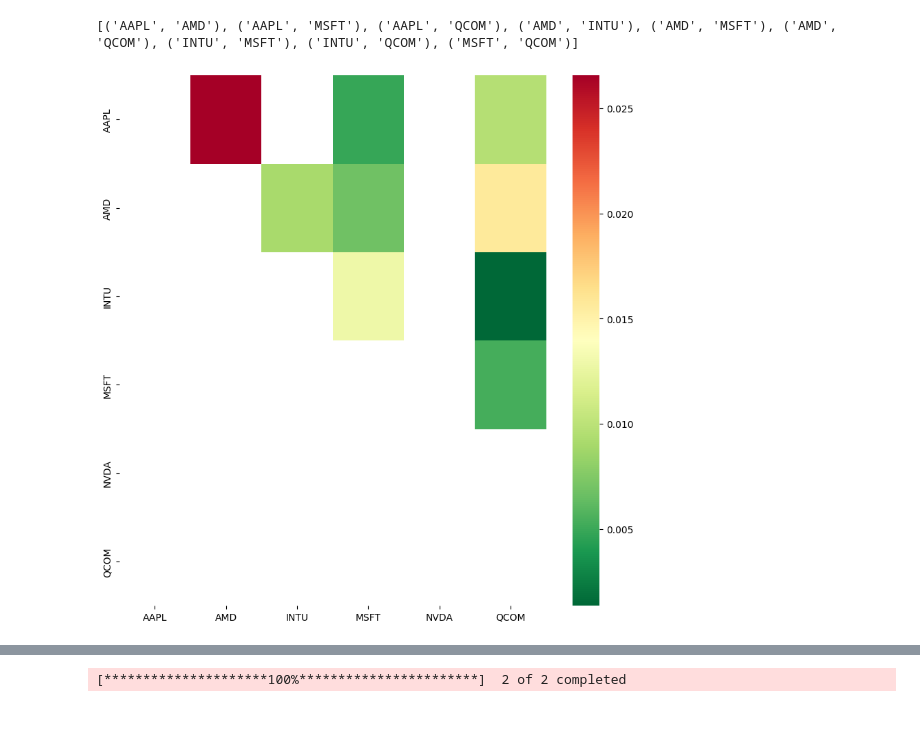
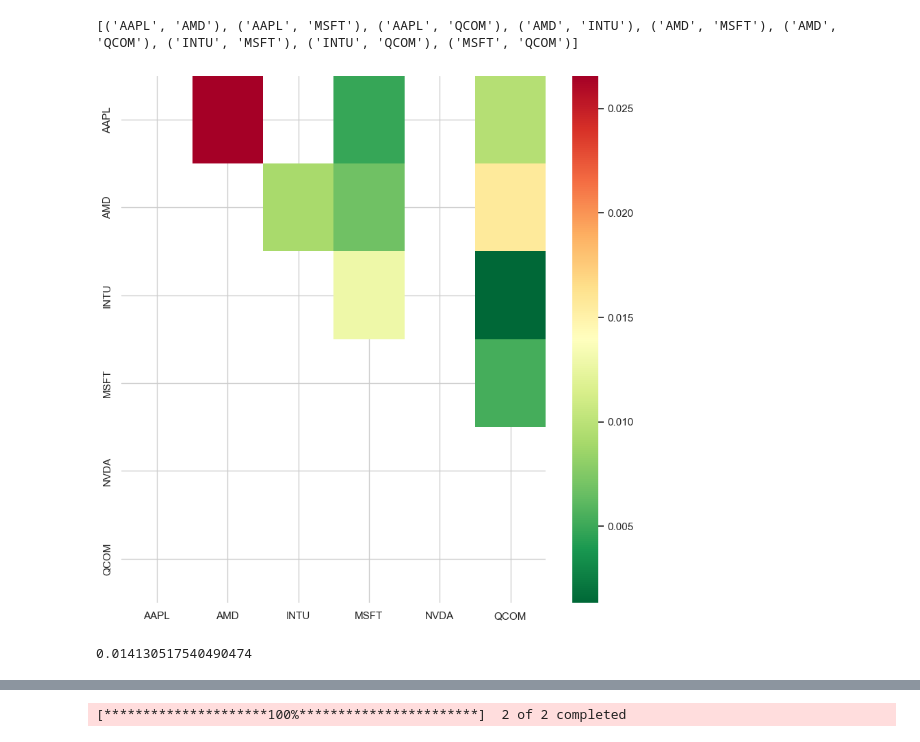
Before and after one commit to KidQuant/FA542-Project, a Jupyter notebook: contin.ipynb, the cells around one changed output, grey strips where cells are left out. Drawn from its saved outputs; the diff is of its cells as text; code cells hidden in the pictures.

```diff
--- a/contin.ipynb
+++ b/contin.ipynb
@@ -3,9 +3,12 @@ import numpy as np
 import pandas as pd
 import yfinance as yf
 import datetime
+import statsmodels.api as sm
 import matplotlib.pyplot as plt
 from statsmodels.tsa.stattools import coint, adfuller
-import seaborn
+import seaborn as sns
+
+sns.set(style='whitegrid')
 # %%
 def find_cointegrated_pairs(data):
     n = data.shape[1]
@@ -39,10 +41,19 @@ YF.download() has changed argument auto_adjust default to True
 # %%
 scores, pvalues, pairs = find_cointegrated_pairs(df)
 fig, ax = plt.subplots(figsize=(10,10))
-seaborn.heatmap(pvalues, xticklabels=df.columns, yticklabels=df.columns, cmap='RdYlGn_r'
+sns.heatmap(pvalues, xticklabels=df.columns, yticklabels=df.columns, cmap='RdYlGn_r'
                 , mask = (pvalues >= 0.05)
                 )
 print(pairs)
 # %% [output]
 [('AAPL', 'AMD'), ('AAPL', 'MSFT'), ('AAPL', 'QCOM'), ('AMD', 'INTU'), ('AMD', 'MSFT'), ('AMD', 'QCOM'), ('INTU', 'MSFT'), ('INTU', 'QCOM'), ('MSFT', 'QCOM')]
-[figure, old version]
+[figure, new version]
+# %%
+
+S1 = df['QCOM']
+S2 = df['AMD']
+
+score, pvalue, _ = coint(S1, S2)
+pvalue
+# %% [output]
+0.014130517540490474
```
Also changed, not shown: parts of 5 cells of this notebook, 8 other files.
